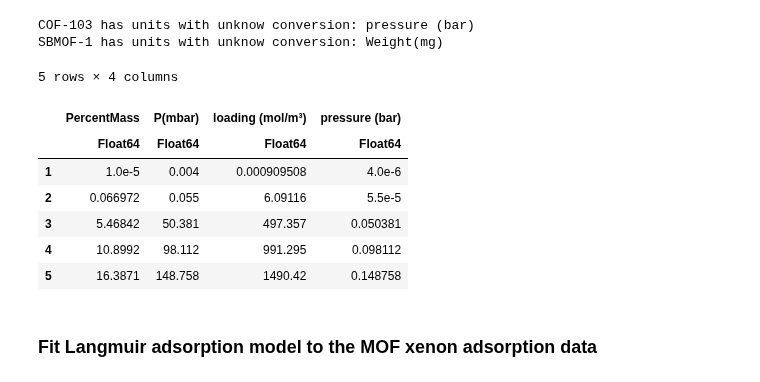
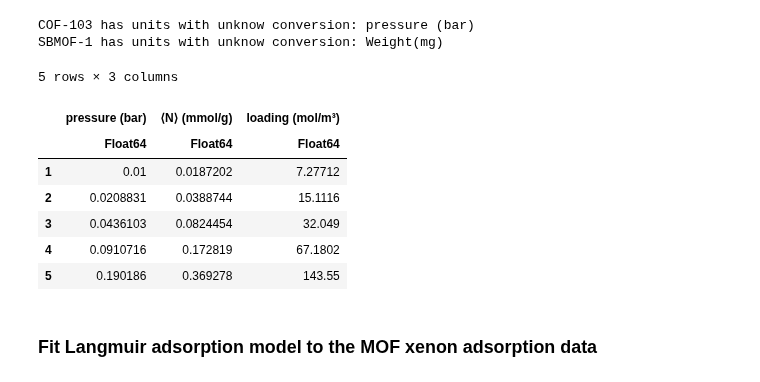
Before and after one commit to SimonEnsemble/PropellantStorage, a Jupyter notebook: Xe_Propellant_Storage.ipynb, the cells around one changed output. Cells and saved outputs as stored; diff of their text form; code cells hidden in the pictures.

Commit message:
edited gcmc_submit.sh for imput args, edited equation in notebook, moved old isotherm files to depreciated/old_isotherms, and cof_isotherm_sim.jl is giving an error.

```diff
--- a/Xe_Propellant_Storage.ipynb
+++ b/Xe_Propellant_Storage.ipynb
@@ -448,16 +448,16 @@ end
 COF-103 has units with unknow conversion: pressure (bar)
 SBMOF-1 has units with unknow conversion: Weight(mg)
 # %%
-first(xe_isotherms["Ni-MOF-74"], 5)
+first(xe_isotherms["COF-103"], 5)
 # %% [output]
-5 rows × 4 columns
+5 rows × 3 columns
-|  | PercentMass | P(mbar) | loading (mol/m³) | pressure (bar) |
-|  | Float64 | Float64 | Float64 | Float64 |
-| 1 | 1.0e-5 | 0.004 | 0.000909508 | 4.0e-6 |
-| 2 | 0.066972 | 0.055 | 6.09116 | 5.5e-5 |
-| 3 | 5.46842 | 50.381 | 497.357 | 0.050381 |
-| 4 | 10.8992 | 98.112 | 991.295 | 0.098112 |
-| 5 | 16.3871 | 148.758 | 1490.42 | 0.148758 |
+|  | pressure (bar) | ⟨N⟩ (mmol/g) | loading (mol/m³) |
+|  | Float64 | Float64 | Float64 |
+| 1 | 0.01 | 0.0187202 | 7.27712 |
+| 2 | 0.0208831 | 0.0388744 | 15.1116 |
+| 3 | 0.0436103 | 0.0824454 | 32.049 |
+| 4 | 0.0910716 | 0.172819 | 67.1802 |
+| 5 | 0.190186 | 0.369278 | 143.55 |
 # %% [markdown]
 ### Fit Langmuir adsorption model to the MOF xenon adsorption data
 # %%
```
Also changed, not shown: parts of 3 cells of this notebook, 34 other files.
